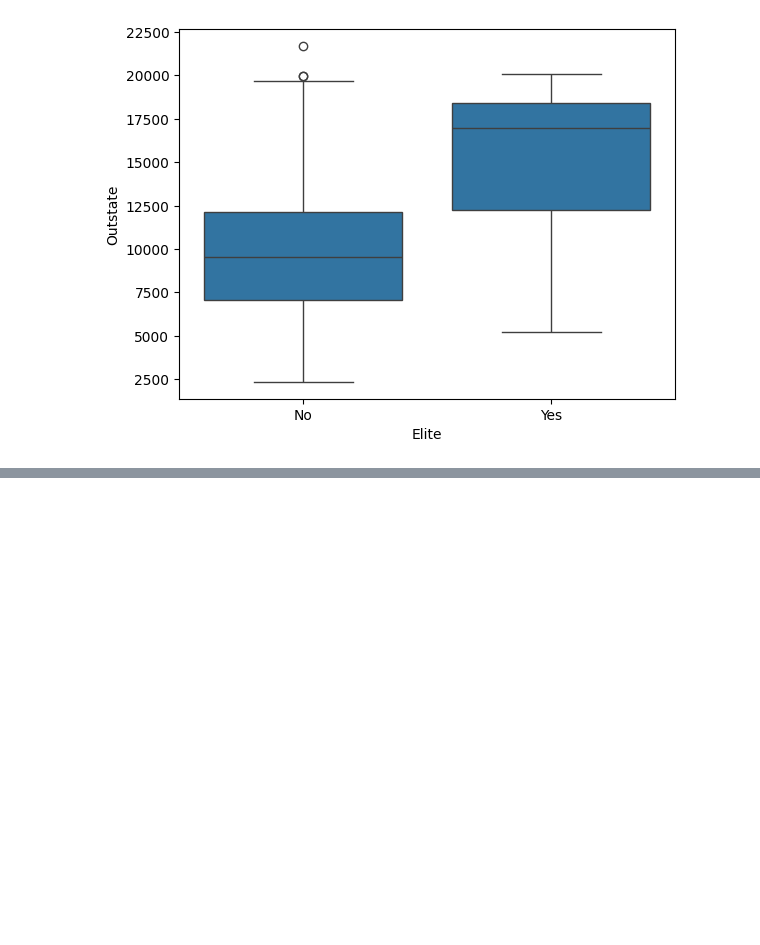
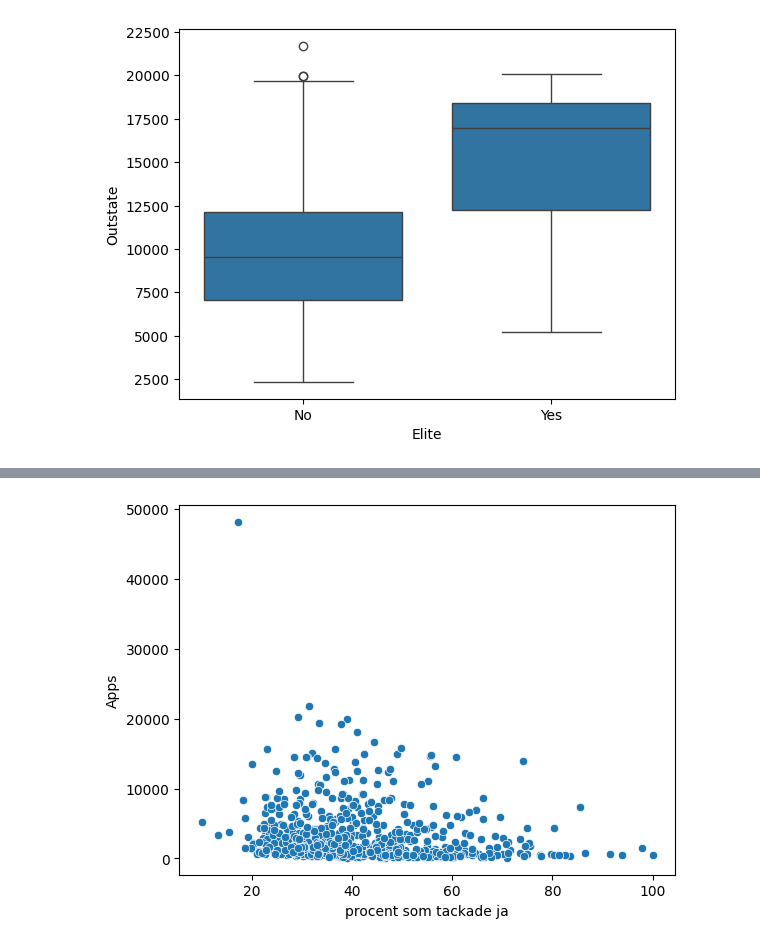
Before and after one commit to zebastian1996/python-programming-ZEBASTIAN-ANDERSSON, a Jupyter notebook: databehandling/lab/labb.ipynb, the cells around one changed output, grey strips where cells are left out. Saved outputs shown, nothing was run; the diff lists cells and outputs as text; code cells hidden in the pictures; blank space fills up the shorter version.

```diff
--- a/databehandling/lab/labb.ipynb
+++ b/databehandling/lab/labb.ipynb
@@ -119,0 +206,6 @@ G)
+# %%
+college["%"] = college["Enroll"]/college["Accept"]*100
+
+ax = sns.scatterplot(data=college, x='%', y='Apps').set_xlabel("procent som tackade ja")
+# %% [output]
+[figure, added]
```
Also changed, not shown: parts of 23 cells of this notebook.
